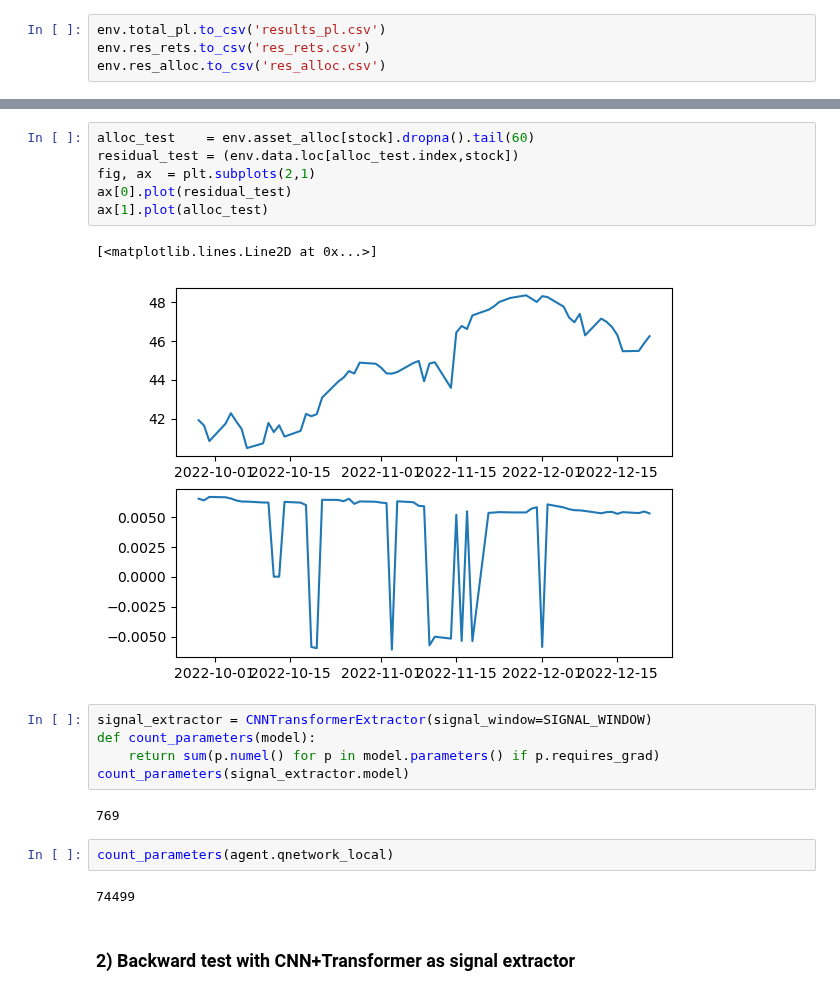
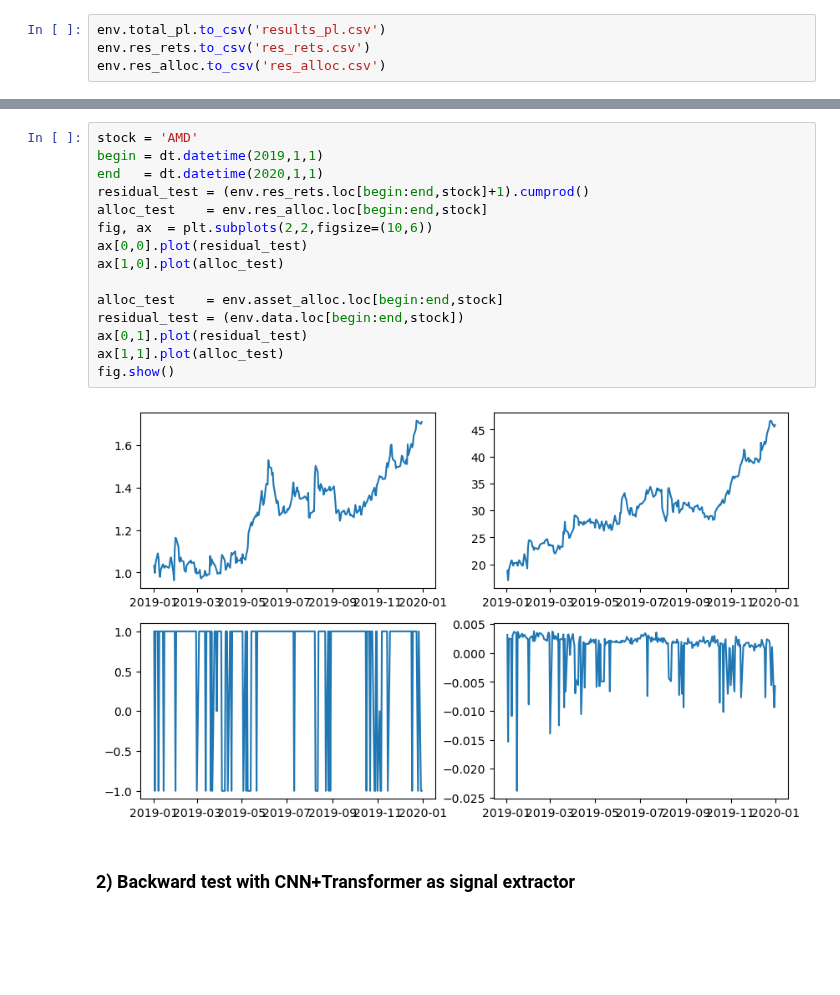
Before and after one commit to quintengeerts2000/MasterThesis-DRL_applications_to_stat_arb, a Jupyter notebook: empirical_analysis/RL_trading_tests.ipynb, the cells around one changed output, grey strips where cells are left out. Drawn from its saved outputs; the diff is of its cells as text; blank space fills up the shorter version.

```diff
--- a/empirical_analysis/RL_trading_tests.ipynb
+++ b/empirical_analysis/RL_trading_tests.ipynb
@@ -227,23 +194,20 @@ ax[1].plot(alloc_test)
-# %%
-alloc_test    = env.asset_alloc[stock].dropna().tail(60)
-residual_test = (env.data.loc[alloc_test.index,stock])
-fig, ax  = plt.subplots(2,1)
-ax[0].plot(residual_test)
-ax[1].plot(alloc_test)
-# %% [output]
-[<matplotlib.lines.Line2D at 0x...>]
-[figure, removed]
-# %%
-signal_extractor = CNNTransformerExtractor(signal_window=SIGNAL_WINDOW)
-def count_parameters(model):
-    return sum(p.numel() for p in model.parameters() if p.requires_grad)
-count_parameters(signal_extractor.model)
-# %% [output]
-769
-# %%
-count_parameters(agent.qnetwork_local)
-# %% [output]
-74499
+# %%
+stock = 'AMD'
+begin = dt.datetime(2019,1,1)
+end   = dt.datetime(2020,1,1)
+residual_test = (env.res_rets.loc[begin:end,stock]+1).cumprod()
+alloc_test    = env.res_alloc.loc[begin:end,stock]
+fig, ax  = plt.subplots(2,2,figsize=(10,6))
+ax[0,0].plot(residual_test)
+ax[1,0].plot(alloc_test)
+
+alloc_test    = env.asset_alloc.loc[begin:end,stock]
+residual_test = (env.data.loc[begin:end,stock])
+ax[0,1].plot(residual_test)
+ax[1,1].plot(alloc_test)
+fig.show()
+# %% [output]
+[figure, added]
 # %% [markdown]
 ### 2) Backward test with CNN+Transformer as signal extractor
 # %%
```
Also changed, not shown: parts of 4 cells of this notebook, 3 other files.
